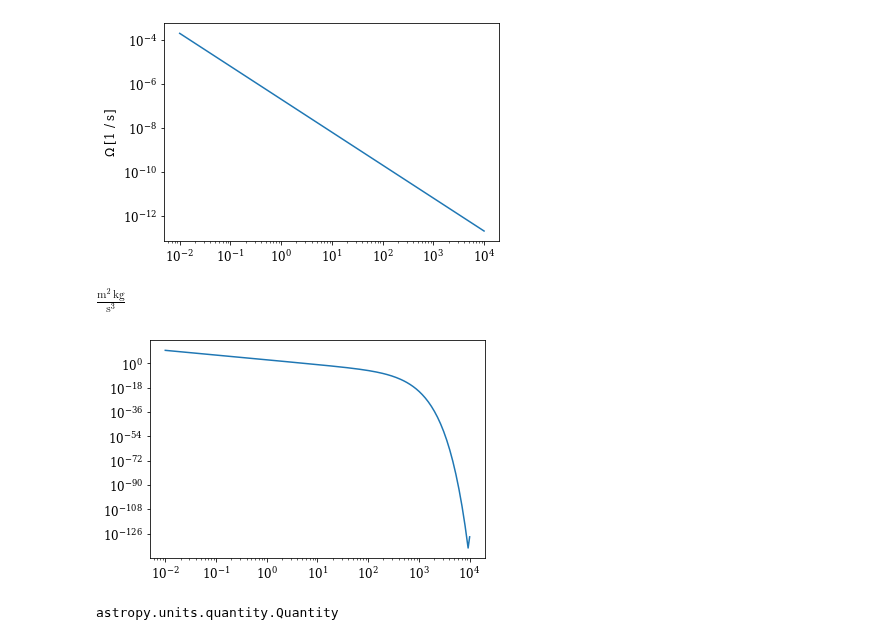
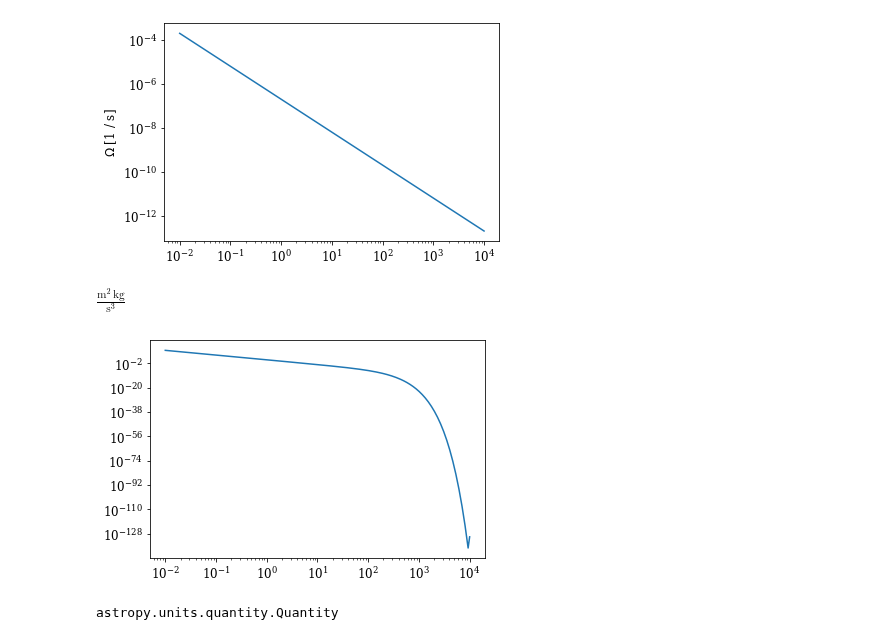
Before and after one commit to agent031/bachelor_code, a Jupyter notebook: Testing_values_T0/combined_temp_strongDW.ipynb, the cells around one changed output. Cells and saved outputs as stored; diff of their text form; code cells hidden in the pictures.

```diff
--- a/Testing_values_T0/combined_temp_strongDW.ipynb
+++ b/Testing_values_T0/combined_temp_strongDW.ipynb
@@ -34,10 +35,6 @@ $$T^4 = T_{vis}^4 + T_{req}^4$$
 $$T_{1au}=280K\quad p=-1/2$$
 $$T_{req}=T_{1au}\left(\frac{r}{1au}\right)^p$$
 # %%
-T_1au = 280 * u.K
-p = -1/2
-
-T_req = T_1au * (r)**p
 plt.loglog(r, T_req)
 plt.loglog(r[np.where((T_req >= 150 * u.K) & (T_req <= 1500 * u.K))], T_req[np.where((T_req >= 150 * u.K) & (T_req <= 1500 * u.K))])
 plt.ylabel('Temperetur [K]')
@@ -45,14 +42,7 @@ plt.xlabel('Distance from star [AU]')
 # %% [output]
 Text(0.5, 0, 'Distance from star [AU]')
 [figure]
-# %%
-D1_log = A_matrix(4, 1, N) / Δr_log
-sD1_log = csr_matrix(D1_log.copy())
 # %%
-def c_s2(T):
-    μ = 2.34
-    return ((k_B * T) / (μ * m_p)).decompose()
-
 plt.loglog(r, c_s2(T_req))
 c_s2(T_req).unit, T_req.unit
 plt.ylabel('${c_s}^2$ from radiation T [$m^2/s^2$]')
@@ -74,7 +64,6 @@ $$\tau_P = max(2.4\tau_R,\;0.5)$$
 $$F_{rad} = max\left(-\frac{1}{r}\partial_r r^2 \Sigma \Omega α_{rφ} c_s^2,\;0\right)$$
 $$[r^2 \Sigma \Omega α_{rφ} c_s^2] = \frac{m^2kg}{s^3}\quad\Rightarrow\quad [F_{rad}]=\frac{kg}{s^3}$$
 # %%
-Ω = (np.sqrt((G * M_sun) / r_au**3)).decompose()
 plt.loglog(r, Ω)
 plt.ylabel(f'$\Omega$ [{Ω.unit}]')
 print(Ω.unit)
@@ -84,16 +73,16 @@ print(sigma_sb.decompose())
 5.6703744191844314e-08 kg / (K4 s3)
 [figure]
 # %%
-α_rφ = 8e-3
+α_rφ = 8e-5
 func_to_der = (r_au**2 * Σ_initial(r_au) * Ω * α_rφ * c_s2(T_req)).decompose()
 F_rad = (-(r_au**(-2)) * (sD1_log @ func_to_der) * func_to_der.unit).decompose()
 
 plt.loglog(r, F_rad)
 F_rad[F_rad < 0]
 func_to_der.unit
 # %% [output]
 $\mathrm{\frac{m^{2}\,kg}{s^{3}}}$
-[figure, old version]
+[figure, new version]
 # %%
 test = np.array([3])
 type(test) == np.ndarray
```
Also changed, not shown: parts of 21 cells of this notebook.
